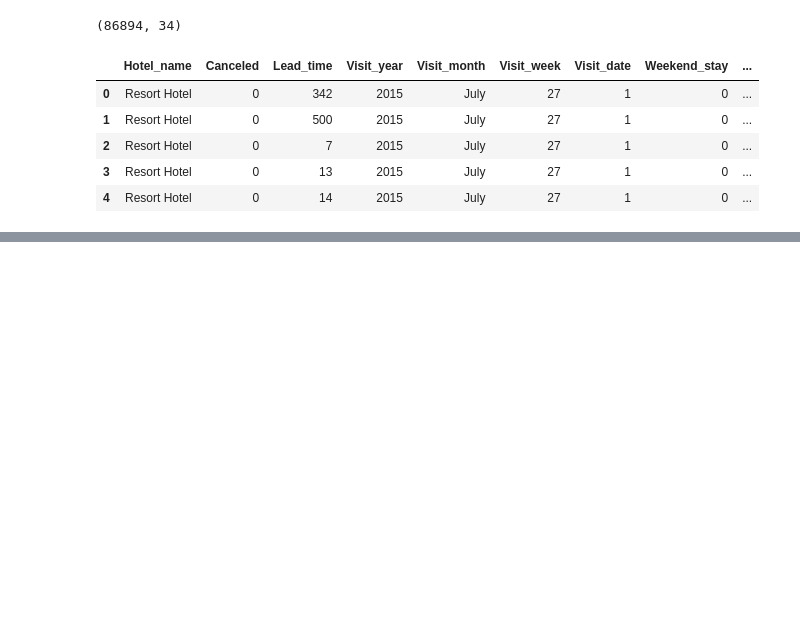
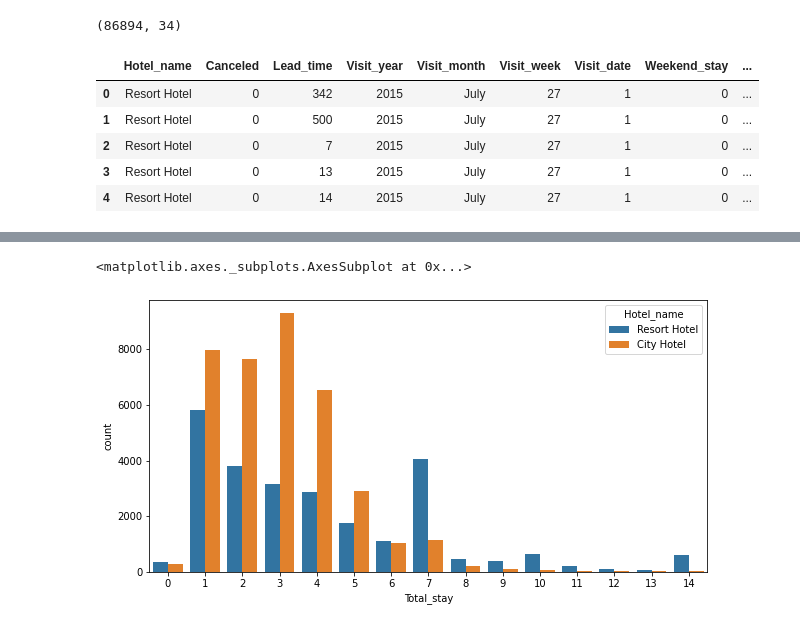
Before and after one commit to Shantanu0113/Hotel-Booking-Analysis, a Jupyter notebook: Shantanu_collab.ipynb, the cells around one changed output, grey strips where cells are left out. Saved outputs shown, nothing was run; the diff lists cells and outputs as text; code cells hidden in the pictures; blank space fills up the shorter version.

```diff
--- a/Shantanu_collab.ipynb
+++ b/Shantanu_collab.ipynb
@@ -389,0 +397,8 @@ hotel.head()
+# %%
+actual_guests = hotel[hotel['Canceled']==0]
+d1= actual_guests[actual_guests['Total_stay']<15]
+plt.figure(figsize=(10,5))
+sns.countplot(x= d1['Total_stay'],hue= d1['Hotel_name'])
+# %% [output]
+<matplotlib.axes._subplots.AxesSubplot at 0x...>
+[figure, added]
```
Also changed, not shown: parts of 18 cells of this notebook.
